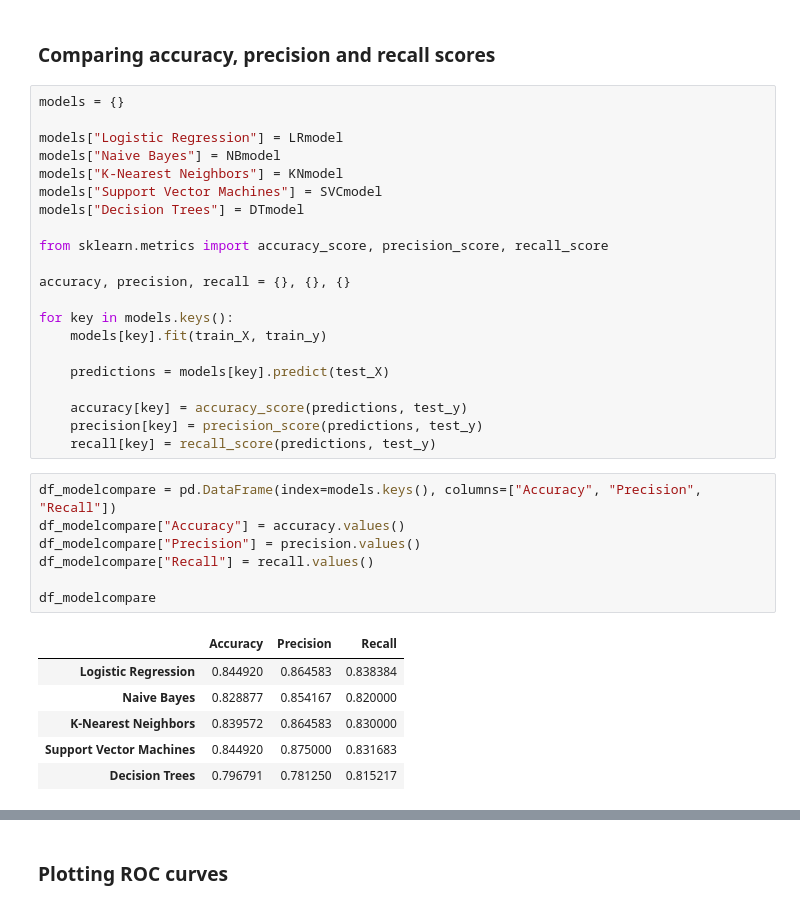
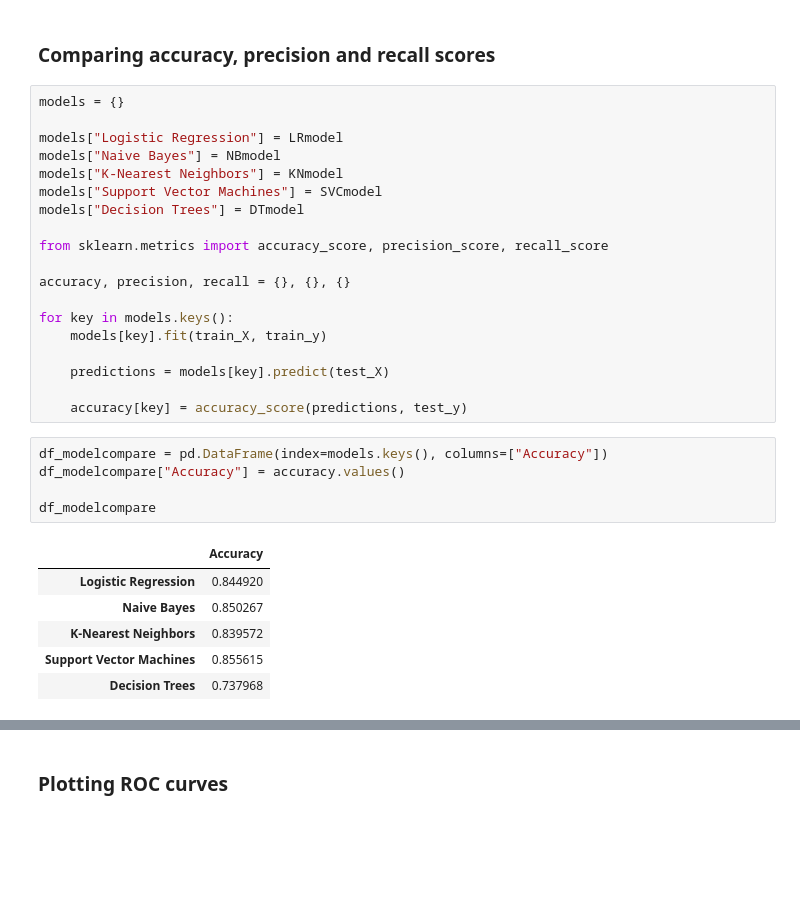
Before and after one commit to EmilyStonelake/DataScience_2021, a Jupyter notebook: DataScienceAssessment.ipynb, the cells around one changed output, grey strips where cells are left out. Cells and saved outputs as stored; diff of their text form; blank space fills up the shorter version.

```diff
--- a/DataScienceAssessment.ipynb
+++ b/DataScienceAssessment.ipynb
@@ -621,22 +617,18 @@ for key in models.keys():
     predictions = models[key].predict(test_X)
 
     accuracy[key] = accuracy_score(predictions, test_y)
-    precision[key] = precision_score(predictions, test_y)
-    recall[key] = recall_score(predictions, test_y)
-# %%
-df_modelcompare = pd.DataFrame(index=models.keys(), columns=["Accuracy", "Precision", "Recall"])
-df_modelcompare["Accuracy"] = accuracy.values()
-df_modelcompare["Precision"] = precision.values()
-df_modelcompare["Recall"] = recall.values()
-
-df_modelcompare
-# %% [output]
-|  | Accuracy | Precision | Recall |
-| Logistic Regression | 0.844920 | 0.864583 | 0.838384 |
-| Naive Bayes | 0.828877 | 0.854167 | 0.820000 |
-| K-Nearest Neighbors | 0.839572 | 0.864583 | 0.830000 |
-| Support Vector Machines | 0.844920 | 0.875000 | 0.831683 |
-| Decision Trees | 0.796791 | 0.781250 | 0.815217 |
+# %%
+df_modelcompare = pd.DataFrame(index=models.keys(), columns=["Accuracy"])
+df_modelcompare["Accuracy"] = accuracy.values()
+
+df_modelcompare
+# %% [output]
+|  | Accuracy |
+| Logistic Regression | 0.844920 |
+| Naive Bayes | 0.850267 |
+| K-Nearest Neighbors | 0.839572 |
+| Support Vector Machines | 0.855615 |
+| Decision Trees | 0.737968 |
 # %%
 ax = df_modelcompare.plot.bar(rot=45)
 ax.legend(ncol= len(models.keys()), bbox_to_anchor=(0, 1), loc="lower left", prop={"size":12})
```
Also changed, not shown: parts of 19 cells of this notebook.
